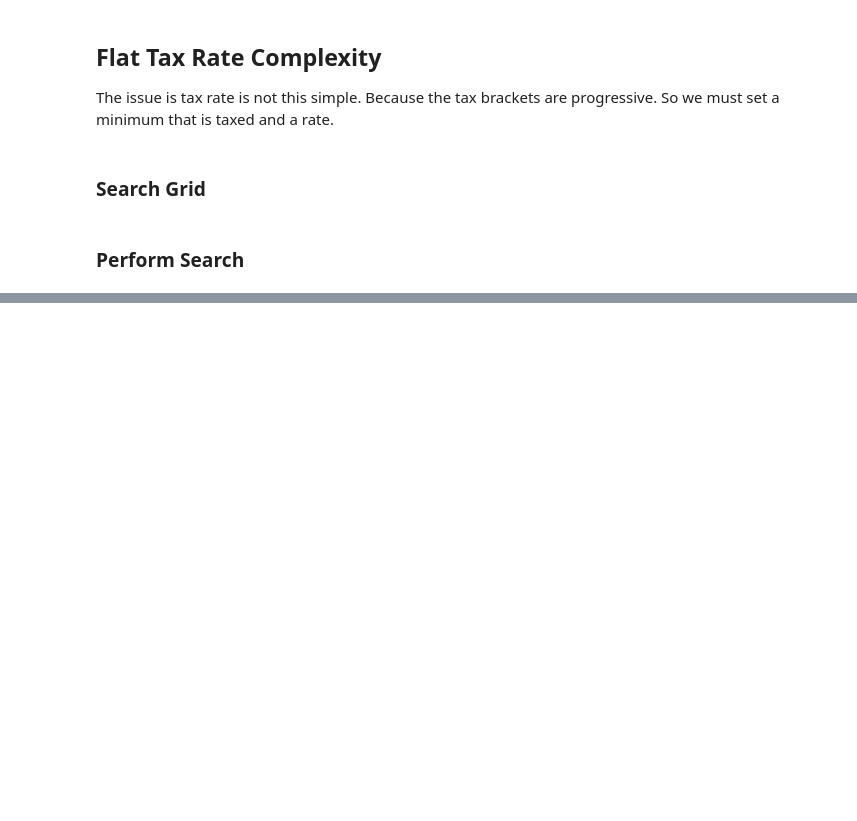
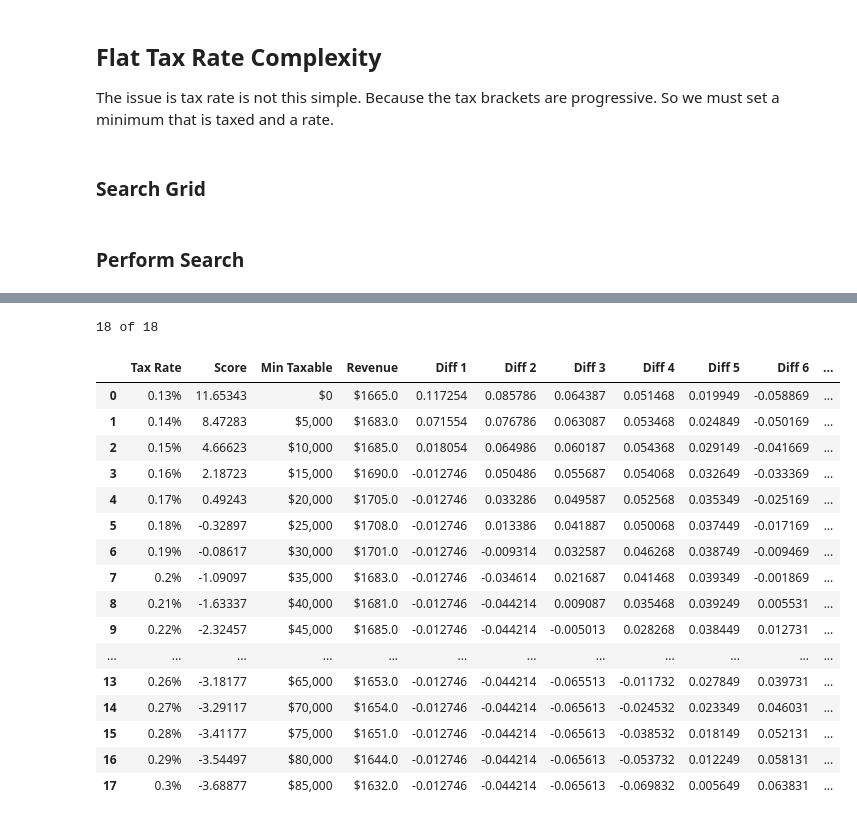
Before and after one commit to SellersEvan/flat-tax-implementation, a Jupyter notebook: FlatTaxRate.ipynb, the cells around one changed output, grey strips where cells are left out. Saved outputs shown, nothing was run; the diff lists cells and outputs as text; code cells hidden in the pictures; blank space fills up the shorter version.

Commit message:
Updated Flat Tax Rate

```diff
--- a/FlatTaxRate.ipynb
+++ b/FlatTaxRate.ipynb
@@ -190,0 +247,60 @@ for indexTaxRate in range(len(TAX_RATE)):
+# %%
+results = [[], [], [], [], [], [], [], [], [], [], [], [], []]
+total = len(breakdown)
+done  = 0
+
+for index in range(len(breakdown)):
+    minTax  = int(breakdown.iloc[index]["Min Taxable"].replace(",", "").replace("$", ""))/1000
+    taxRate = float(breakdown.iloc[index]["Tax Rate"].replace("%", ""))
+    rate, revenue = taxSystemRevenue(df, minTax, taxRate)
+    diff          = rate - PAID_RATE
+    results[0].append("$" + str(round(toBillion(revenue * 1000), 0)))
+    results[1].append(rate.iloc[0])
+    results[2].append(rate.iloc[1])
+    results[3].append(rate.iloc[2])
+    results[4].append(rate.iloc[3])
+    results[5].append(rate.iloc[4])
+    results[6].append(rate.iloc[5])
+    results[7].append(diff.iloc[0])
+    results[8].append(diff.iloc[1])
+    results[9].append(diff.iloc[2])
+    results[10].append(diff.iloc[3])
+    results[11].append(diff.iloc[4])
+    results[12].append(diff.iloc[5])
+    done += 1
+    print('\r' + str(done) + " of " + str(total), end="\r")
+breakdown["Revenue"] = results[0]
+breakdown["Tax 1"]  = results[1]
+breakdown["Tax 2"]  = results[2]
+breakdown["Tax 3"]  = results[3]
+breakdown["Tax 4"]  = results[4]
+breakdown["Tax 5"]  = results[5]
+breakdown["Tax 6"]  = results[6]
+breakdown["Diff 1"]  = results[7]
+breakdown["Diff 2"]  = results[8]
+breakdown["Diff 3"]  = results[9]
+breakdown["Diff 4"]  = results[10]
+breakdown["Diff 5"]  = results[11]
+breakdown["Diff 6"]  = results[12]
+# %% [output]
+18 of 18
+# %%
+breakdown
+# %% [output]
+|  | Tax Rate | Score | Min Taxable | Revenue | Diff 1 | Diff 2 | Diff 3 | Diff 4 | Diff 5 | Diff 6 | ... |
+| 0 | 0.13% | 11.65343 | $0 | $1665.0 | 0.117254 | 0.085786 | 0.064387 | 0.051468 | 0.019949 | -0.058869 | ... |
+| 1 | 0.14% | 8.47283 | $5,000 | $1683.0 | 0.071554 | 0.076786 | 0.063087 | 0.053468 | 0.024849 | -0.050169 | ... |
+| 2 | 0.15% | 4.66623 | $10,000 | $1685.0 | 0.018054 | 0.064986 | 0.060187 | 0.054368 | 0.029149 | -0.041669 | ... |
+| 3 | 0.16% | 2.18723 | $15,000 | $1690.0 | -0.012746 | 0.050486 | 0.055687 | 0.054068 | 0.032649 | -0.033369 | ... |
+| 4 | 0.17% | 0.49243 | $20,000 | $1705.0 | -0.012746 | 0.033286 | 0.049587 | 0.052568 | 0.035349 | -0.025169 | ... |
+| 5 | 0.18% | -0.32897 | $25,000 | $1708.0 | -0.012746 | 0.013386 | 0.041887 | 0.050068 | 0.037449 | -0.017169 | ... |
+| 6 | 0.19% | -0.08617 | $30,000 | $1701.0 | -0.012746 | -0.009314 | 0.032587 | 0.046268 | 0.038749 | -0.009469 | ... |
+| 7 | 0.2% | -1.09097 | $35,000 | $1683.0 | -0.012746 | -0.034614 | 0.021687 | 0.041468 | 0.039349 | -0.001869 | ... |
+| 8 | 0.21% | -1.63337 | $40,000 | $1681.0 | -0.012746 | -0.044214 | 0.009087 | 0.035468 | 0.039249 | 0.005531 | ... |
+| 9 | 0.22% | -2.32457 | $45,000 | $1685.0 | -0.012746 | -0.044214 | -0.005013 | 0.028268 | 0.038449 | 0.012731 | ... |
+| ... | ... | ... | ... | ... | ... | ... | ... | ... | ... | ... | ... |
+| 13 | 0.26% | -3.18177 | $65,000 | $1653.0 | -0.012746 | -0.044214 | -0.065513 | -0.011732 | 0.027849 | 0.039731 | ... |
+| 14 | 0.27% | -3.29117 | $70,000 | $1654.0 | -0.012746 | -0.044214 | -0.065613 | -0.024532 | 0.023349 | 0.046031 | ... |
+| 15 | 0.28% | -3.41177 | $75,000 | $1651.0 | -0.012746 | -0.044214 | -0.065613 | -0.038532 | 0.018149 | 0.052131 | ... |
+| 16 | 0.29% | -3.54497 | $80,000 | $1644.0 | -0.012746 | -0.044214 | -0.065613 | -0.053732 | 0.012249 | 0.058131 | ... |
+| 17 | 0.3% | -3.68877 | $85,000 | $1632.0 | -0.012746 | -0.044214 | -0.065613 | -0.069832 | 0.005649 | 0.063831 | ... |
```
Also changed, not shown: parts of 13 cells of this notebook, 1 other file.
